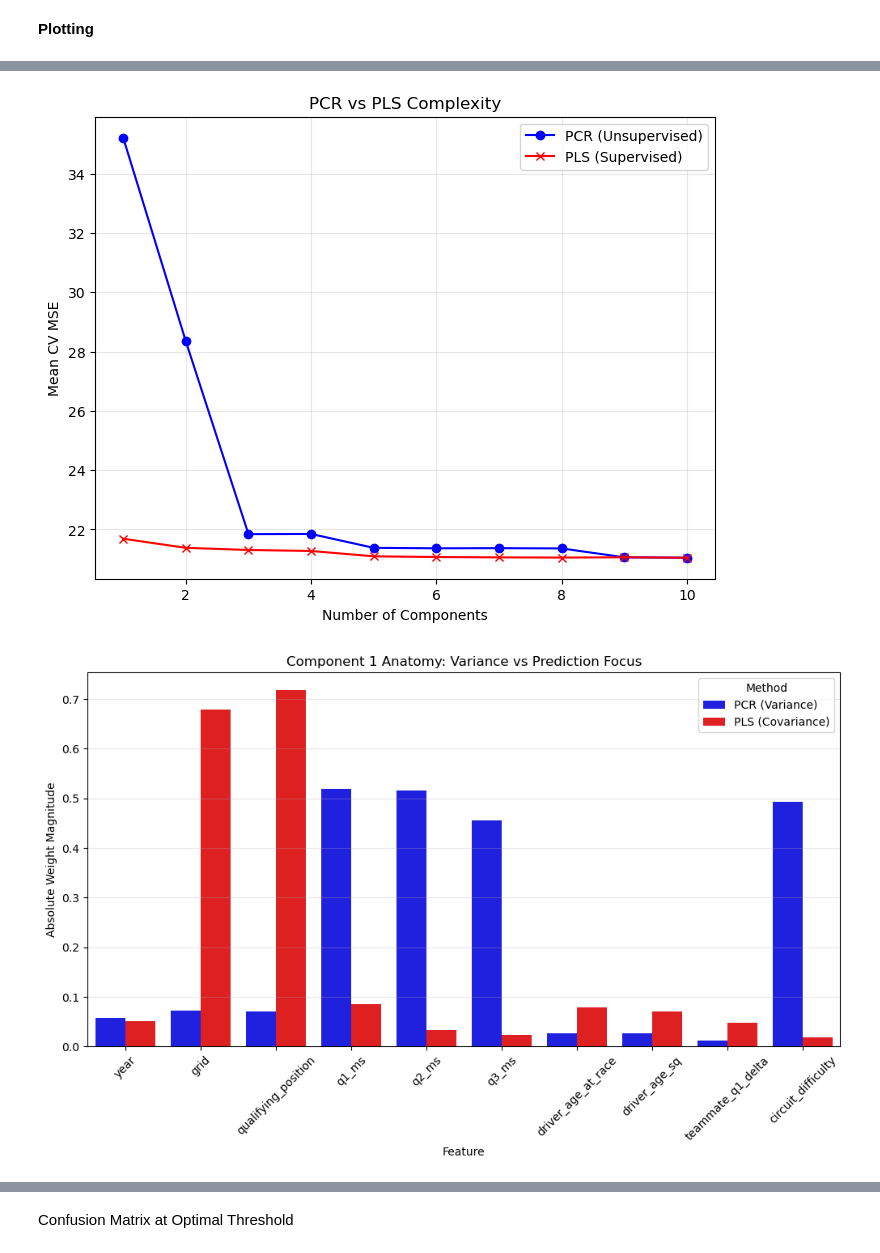
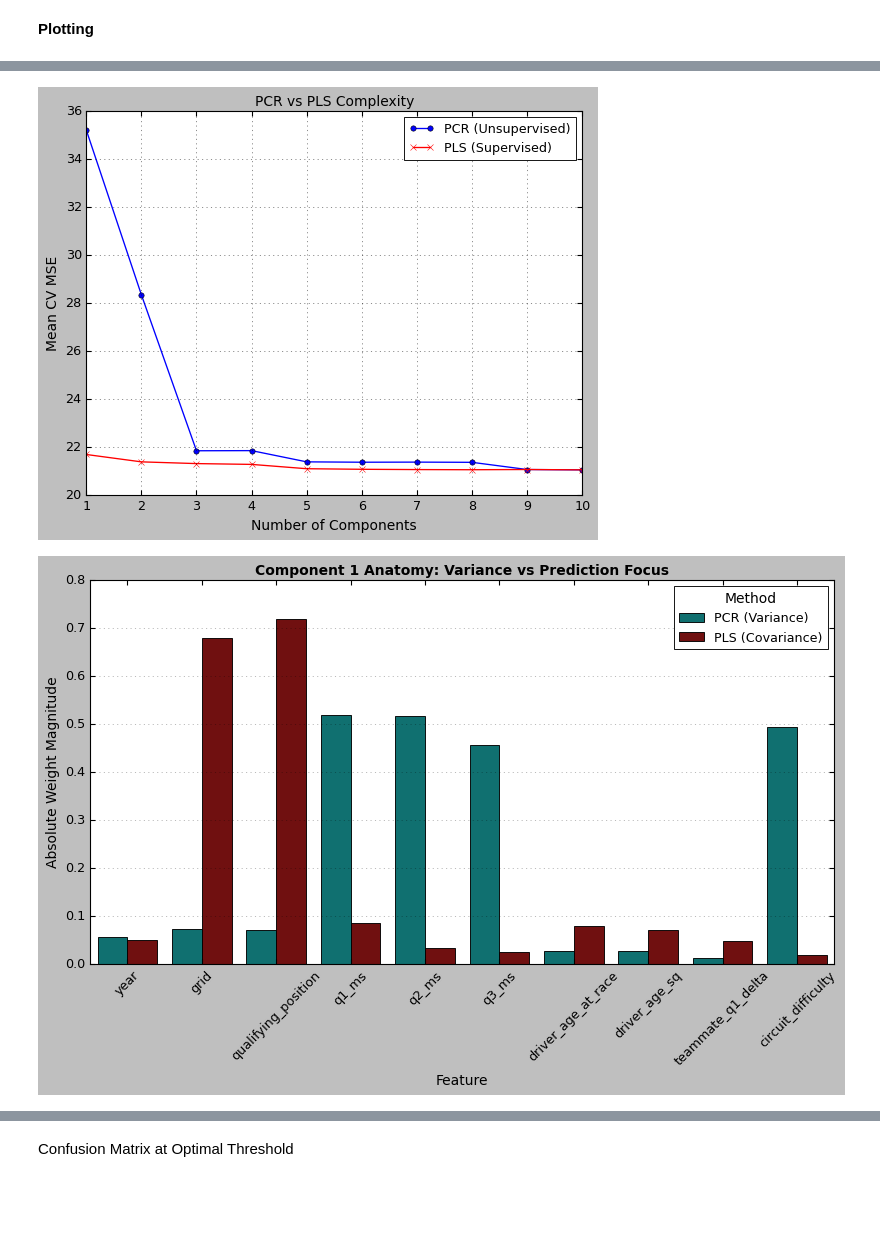
Before and after one commit to shehzanwar/DMSL7406, a Jupyter notebook: Project/f1_proj.ipynb, the cells around one changed output, grey strips where cells are left out. Cells and saved outputs as stored; diff of their text form; code cells hidden in the pictures; blank space fills up the shorter version.

```diff
--- a/Project/f1_proj.ipynb
+++ b/Project/f1_proj.ipynb
@@ -13,6 +13,7 @@ import matplotlib.pyplot as plt
 import glob
 import os
 from scipy import stats
+from scipy.stats import wilcoxon
 from sklearn.model_selection import train_test_split, KFold, cross_val_score, GridSearchCV
 from sklearn.impute import SimpleImputer
 from sklearn.preprocessing import StandardScaler
@@ -26,6 +27,9 @@ from sklearn.inspection import PartialDependenceDisplay
 from sklearn.utils import resample
 from sklearn.discriminant_analysis import LinearDiscriminantAnalysis
 
+plt.style.use("classic")
+sns.set_context("paper", font_scale=1.3)
+
 filepath = glob.glob('f1datasets/*.csv') # 14 datasets
 f1_dfs = {}
 for file in filepath:
@@ -551,27 +656,26 @@ plt.show()
 # %%
-plt.figure(figsize=(8,6))
+plt.figure(figsize=(8, 6))
 plt.plot(n_comp, pcr_mean_mse, marker='o', label='PCR (Unsupervised)', linestyle='-', color='blue')
 plt.plot(n_comp, pls_mean_mse, marker='x', label='PLS (Supervised)', linestyle='-', color='red')
-
 plt.xlabel('Number of Components')
 plt.ylabel('Mean CV MSE')
 plt.title('PCR vs PLS Complexity')
 plt.legend()
-plt.grid(True, alpha=0.3)
+plt.grid(True, alpha=0.5)
 plt.show()
 # %% [output]
-[figure, old version]
+[figure, new version]
 # %%
 # Component Weights Comparison
 plt.figure(figsize=(12, 6))
-sns.barplot(data=comp_weights, x='Feature', y='Weight', hue='Method', palette=['blue', 'red'])
-plt.title("Component 1 Anatomy: Variance vs Prediction Focus")
+sns.barplot(data=comp_weights, x='Feature', y='Weight', hue='Method', palette=['teal', 'maroon'])
+plt.title("Component 1 Anatomy: Variance vs Prediction Focus", fontweight='bold')
 plt.xticks(rotation=45)
 plt.ylabel("Absolute Weight Magnitude")
 plt.grid(axis='y', alpha=0.3)
 plt.show()
 # %% [output]
-[figure, old version]
+[figure, new version]
 # %%
 # ROC Curve for Podium Prediction
 y_prob_lr = lr_clf.predict_proba(X_test_scaled)[:, 1]
```
Also changed, not shown: parts of 23 cells of this notebook.
